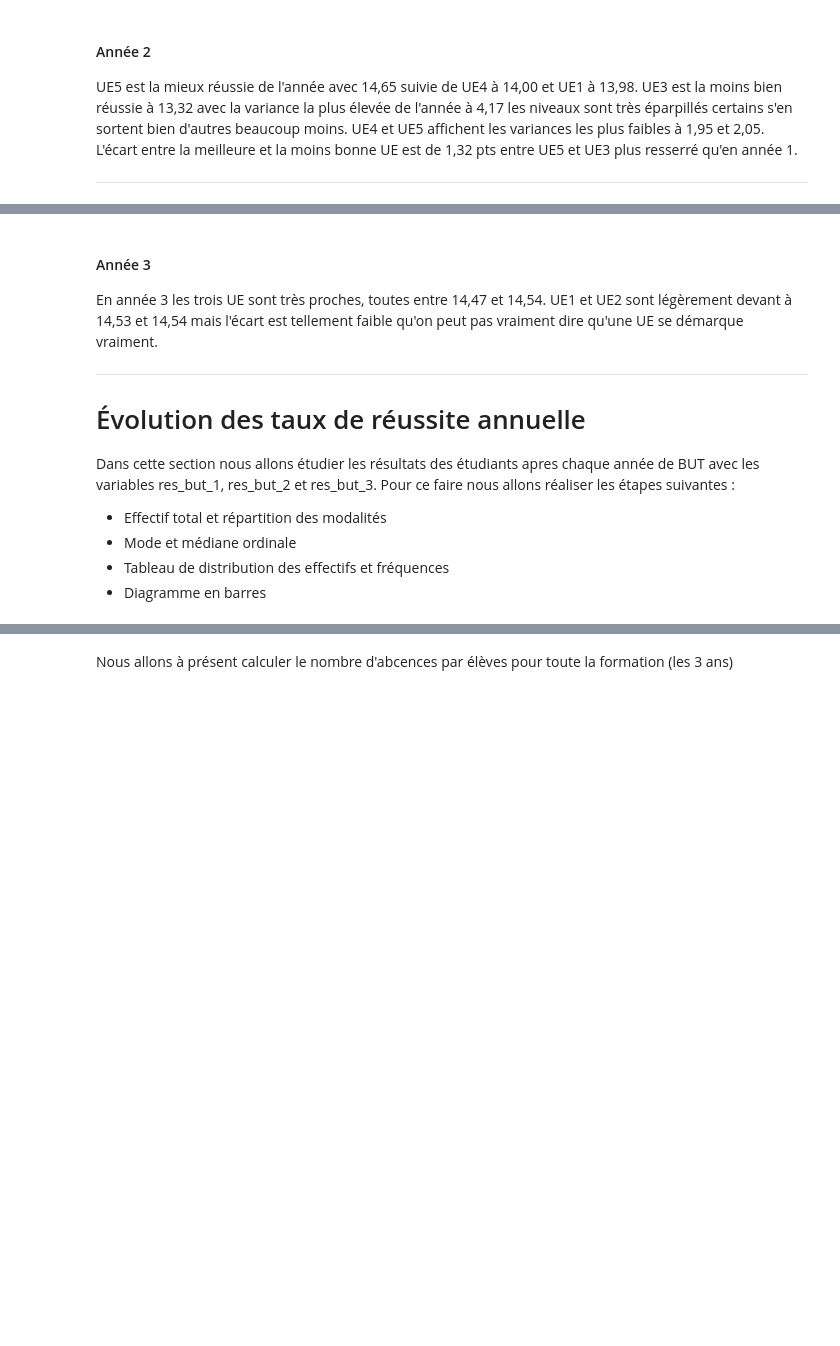
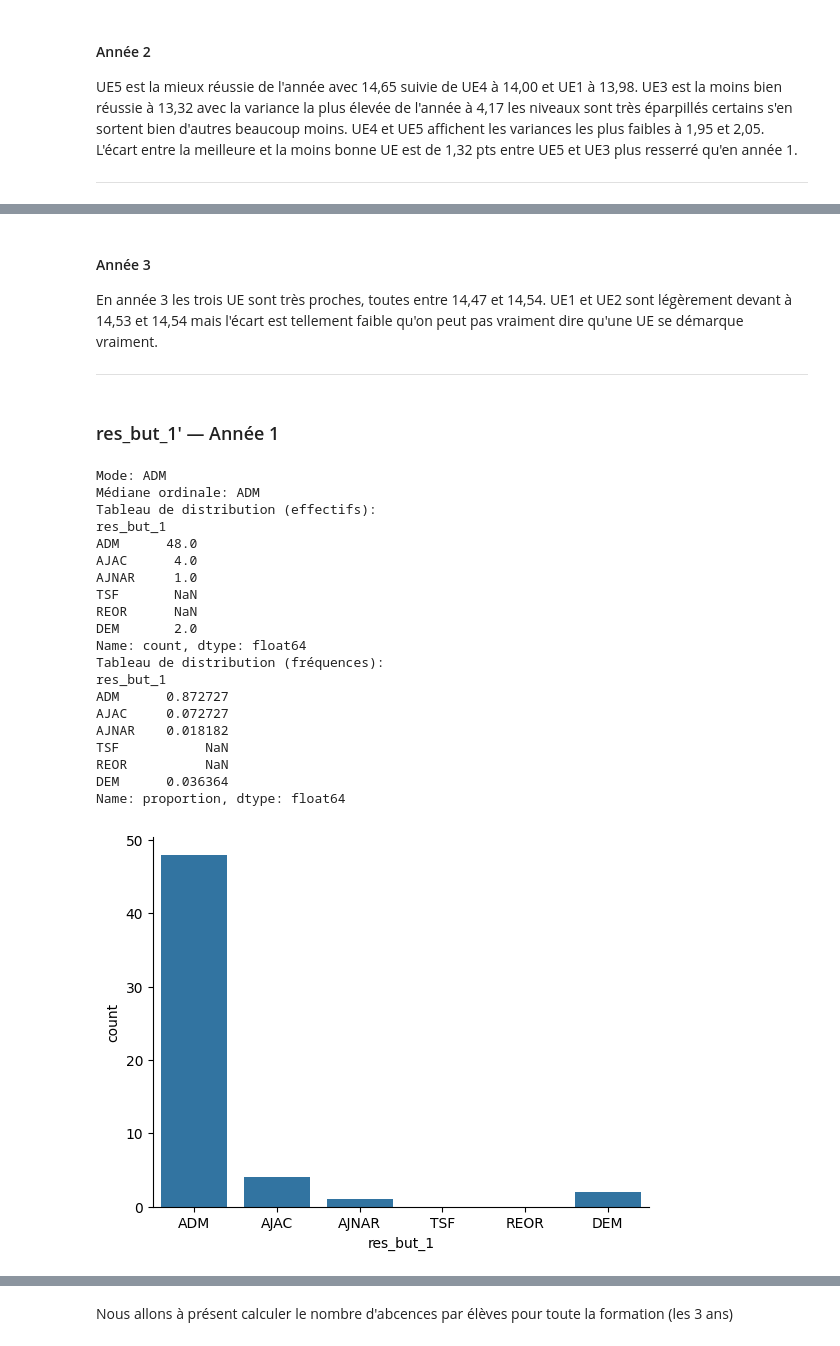
Before and after one commit to SAEIUTBUT1/SAE2.4-Maths, a Jupyter notebook: analyse.ipynb, the cells around one changed output, grey strips where cells are left out. Saved outputs shown, nothing was run; the diff lists cells and outputs as text; code cells hidden in the pictures; blank space fills up the shorter version.

```diff
--- a/analyse.ipynb
+++ b/analyse.ipynb
@@ -750,11 +748,31 @@ Name: count, dtype: int64
 En année 3 les trois UE sont très proches, toutes entre 14,47 et 14,54. UE1 et UE2 sont légèrement devant à 14,53 et 14,54 mais l'écart est tellement faible qu'on peut pas vraiment dire qu'une UE se démarque vraiment.
 
 ---
-# Évolution des taux de réussite annuelle
-
-Dans cette section nous allons étudier les résultats  des étudiants apres chaque année de BUT avec les variables res_but_1, res_but_2
-et res_but_3. Pour ce faire nous allons réaliser les étapes suivantes :
-- Effectif total et répartition des modalités
-- Mode et médiane ordinale
-- Tableau de distribution des effectifs et fréquences
-- Diagramme en barres
+# %%
+ordre_res = ['ADM', 'AJAC', 'AJNAR', 'TSF', 'REOR', 'DEM']
+
+display(Markdown(f"### res_but_1' — Année 1"))
+analyse_qualitative_ordinale(df_resultats['res_but_1'].dropna(), ordre=ordre_res)
+# %% [output]
+### res_but_1' — Année 1
+Mode: ADM
+Médiane ordinale: ADM
+Tableau de distribution (effectifs):
+res_but_1
+ADM      48.0
+AJAC      4.0
+AJNAR     1.0
+TSF       NaN
+REOR      NaN
+DEM       2.0
+Name: count, dtype: float64
+Tableau de distribution (fréquences):
+res_but_1
+ADM      0.872727
+AJAC     0.072727
+AJNAR    0.018182
+TSF           NaN
+REOR          NaN
+DEM      0.036364
+Name: proportion, dtype: float64
+[figure, added]
```
Also changed, not shown: parts of 24 cells of this notebook.
